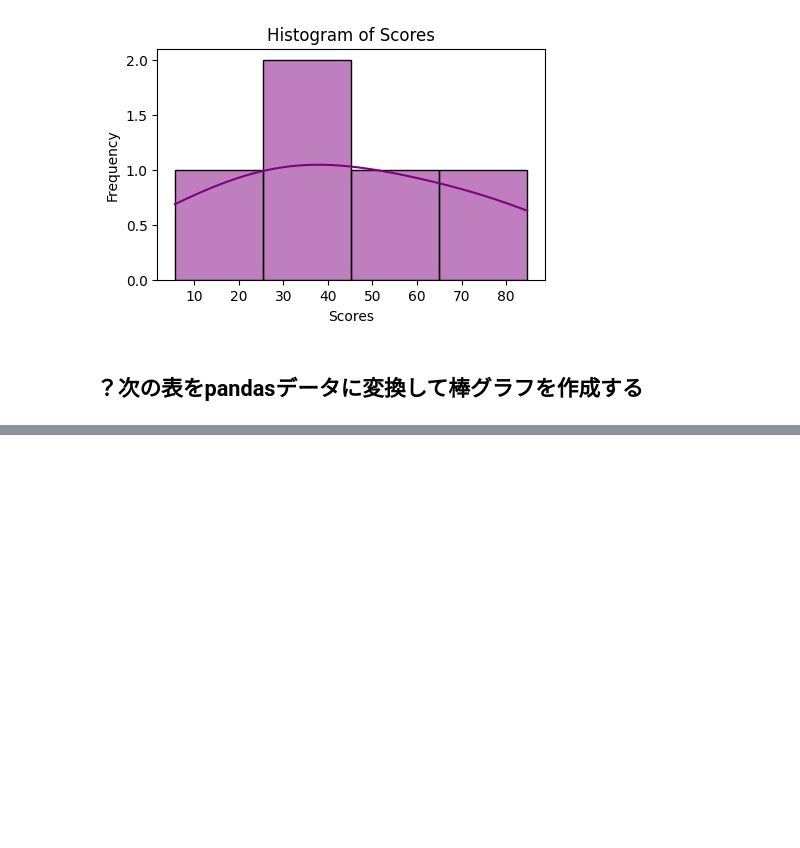
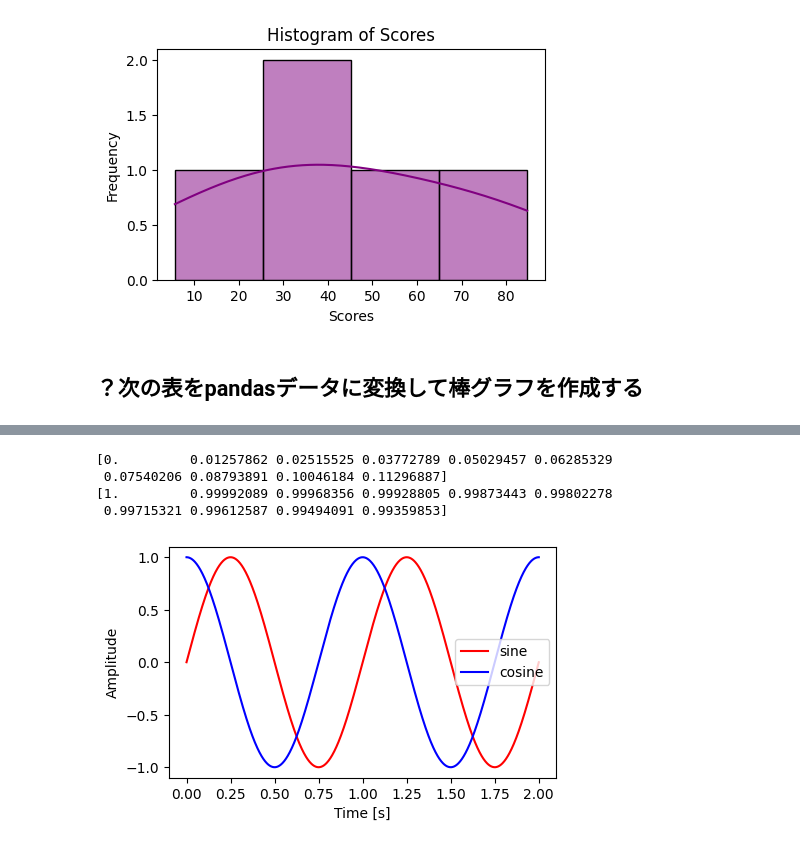
Before and after one commit to mgmuz/practice_python, a Jupyter notebook: ex1.ipynb, the cells around one changed output, grey strips where cells are left out. Saved outputs shown, nothing was run; the diff lists cells and outputs as text; code cells hidden in the pictures; blank space fills up the shorter version.

Commit message:
add numpy practice

```diff
--- a/ex1.ipynb
+++ b/ex1.ipynb
@@ -111,0 +117,37 @@ plt.legend(fontsize=?) # グラフのlabel記入とlegend反映しないと描
+# %%
+import numpy as np
+import matplotlib.pyplot as plt
+
+# 周波数、振幅、位相を変数として設定
+A = 1       # 振幅
+f = 1       # 周波数 (Hz)
+phi = 0     # 位相（ラジアン）
+sampling_rate = 1000  # サンプリング周波数 (Hz)
+
+# 時間の範囲を設定 (0～2秒の間で生成)
+t = np.linspace(0, 2, sampling_rate)
+
+sin_y = A * np.sin(2 * np.pi * f * t + phi) # A * sin(2πft + φ)
+cos_y = A * np.cos(2 * np.pi * f * t + phi) # A * cos(2πft + φ)
+
+# 最初の10データのみ出力して確認する
+print(sin_y[:10])
+print(cos_y[:10])
+# %% [output]
+[0.         0.01257862 0.02515525 0.03772789 0.05029457 0.06285329
+ 0.07540206 0.08793891 0.10046184 0.11296887]
+[1.         0.99992089 0.99968356 0.99928805 0.99873443 0.99802278
+ 0.99715321 0.99612587 0.99494091 0.99359853]
+# %%
+# グラフを表示
+plt.figure(figsize=(5, 3))
+plt.plot(t, sin_y, c="red", label="sine")
+plt.plot(t, cos_y, c="blue", label="cosine")
+
+# タイトル、軸ラベルを設定
+plt.xlabel('Time [s]')
+plt.ylabel('Amplitude')
+plt.legend()
+plt.show()
+# %% [output]
+[figure, added]
```
Also changed, not shown: parts of 4 cells of this notebook, 1 other file.
